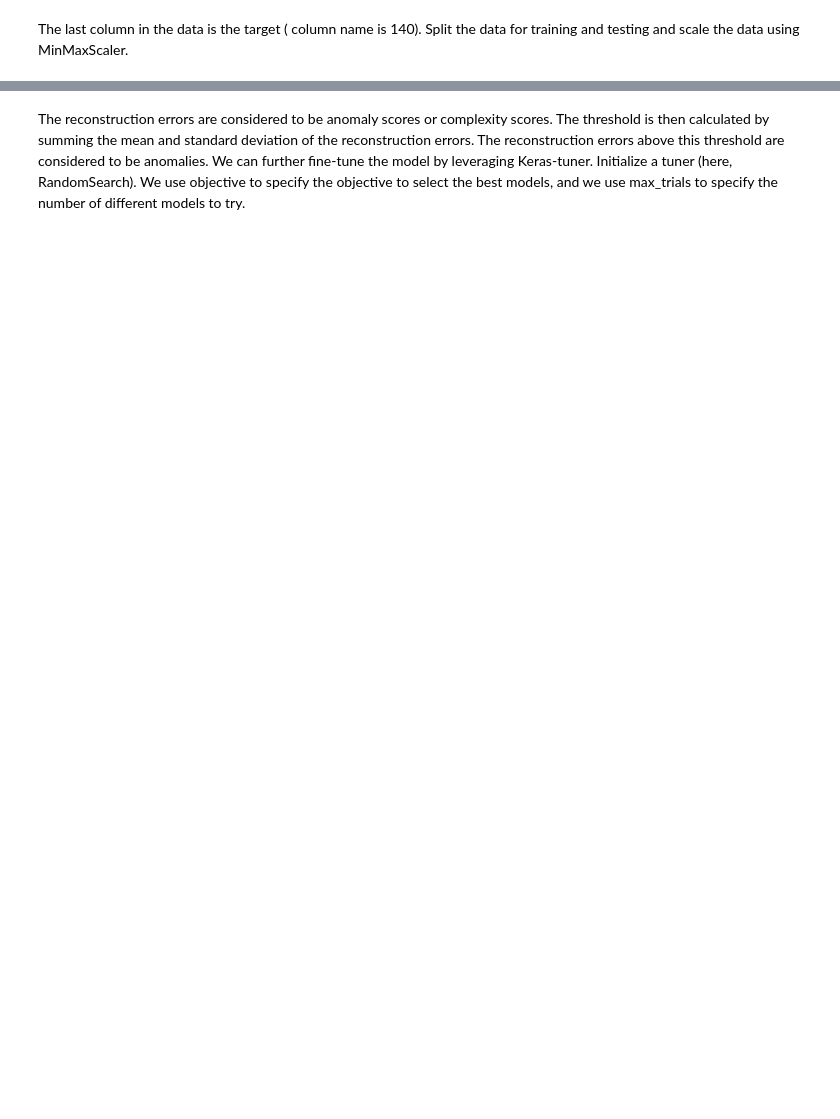
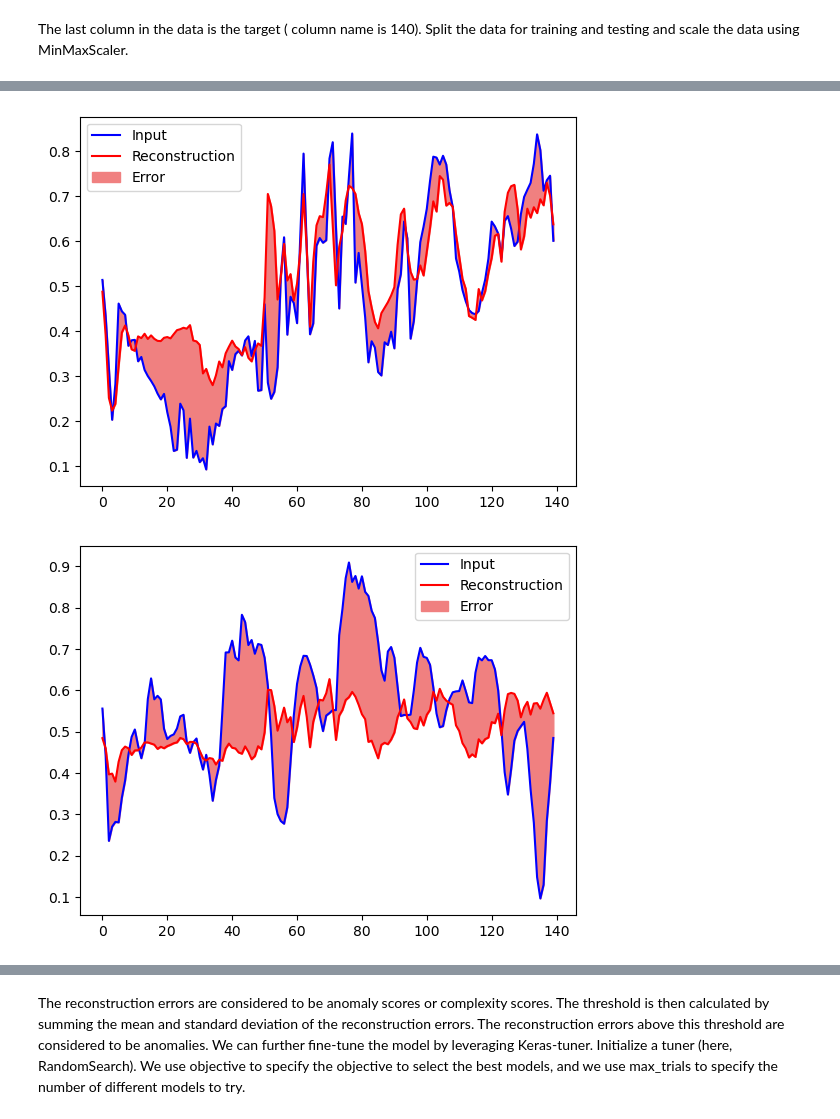
Before and after one commit to xxl4tomxu98/anomamly-detection-autoencoder, a Jupyter notebook: ECG-anomaly.ipynb, the cells around one changed output, grey strips where cells are left out. Drawn from its saved outputs; the diff is of its cells as text; code cells hidden in the pictures; blank space fills up the shorter version.

Commit message:
modify ECG with plots showing reconstruction errors

```diff
--- a/ECG-anomaly.ipynb
+++ b/ECG-anomaly.ipynb
@@ -40,12 +46,22 @@ target = data[TARGET]
 x_train, x_test, y_train, y_test = train_test_split(
     features, target, test_size=0.2, stratify=target
 )
-# use case is novelty detection so use only the normal data
-# for training
+# use case is novelty detection so use only the normal data for training
 train_index = y_train[y_train == 1].index
+train_index_abn = y_train[y_train != 1].index
 train_data = x_train.loc[train_index]
+train_data_abn = x_train.loc[train_index_abn]
+# This is for comparison purposes
+test_index = y_test[y_test == 1].index
+test_index_abn = y_test[y_test != 1].index
+test_data = x_test.loc[test_index]
+test_data_abn = x_test.loc[test_index_abn]
+print(test_data.shape)
+print(test_data_abn.shape)
 # min max scale the input data, train Scaler using x_train, transform
 # both x_train and x_test using the min_max_scaler model
 min_max_scaler = MinMaxScaler(feature_range=(0, 1))
 x_train_scaled = min_max_scaler.fit_transform(train_data.copy())
 x_test_scaled = min_max_scaler.transform(x_test.copy())
+test_data_scaled = min_max_scaler.fit_transform(test_data.copy())
+test_data_abn_scaled = min_max_scaler.fit_transform(test_data_abn.copy())
@@ -146,3 +149,19 @@ plt.show()
+# %%
+#define a function in order to plot the original ECG and reconstructed ones and also show the error
+def plot(data, n):
+    enc_img = model.encoder(data)
+    dec_img = model.decoder(enc_img)
+    plt.plot(data[n], 'b')
+    plt.plot(dec_img[n], 'r')
+    plt.fill_between(np.arange(140), data[n], dec_img[n], color = 'lightcoral')
+    plt.legend(labels=['Input', 'Reconstruction', 'Error'])
+    plt.show()
+
+plot(test_data_scaled, 0)
+plot(test_data_abn_scaled, 0)
+# %% [output]
+[figure, added]
+[figure, added]
 # %%
 def find_threshold(model, x_train_scaled):
   reconstructions = model.predict(x_train_scaled)
```
Also changed, not shown: parts of 6 cells of this notebook.
